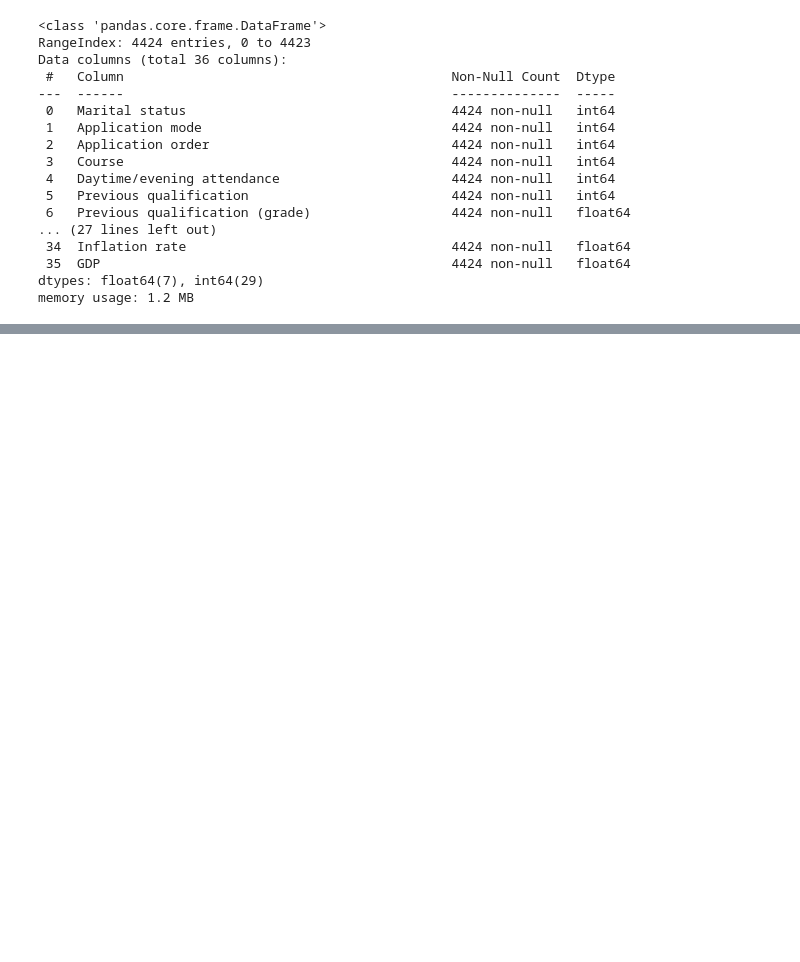
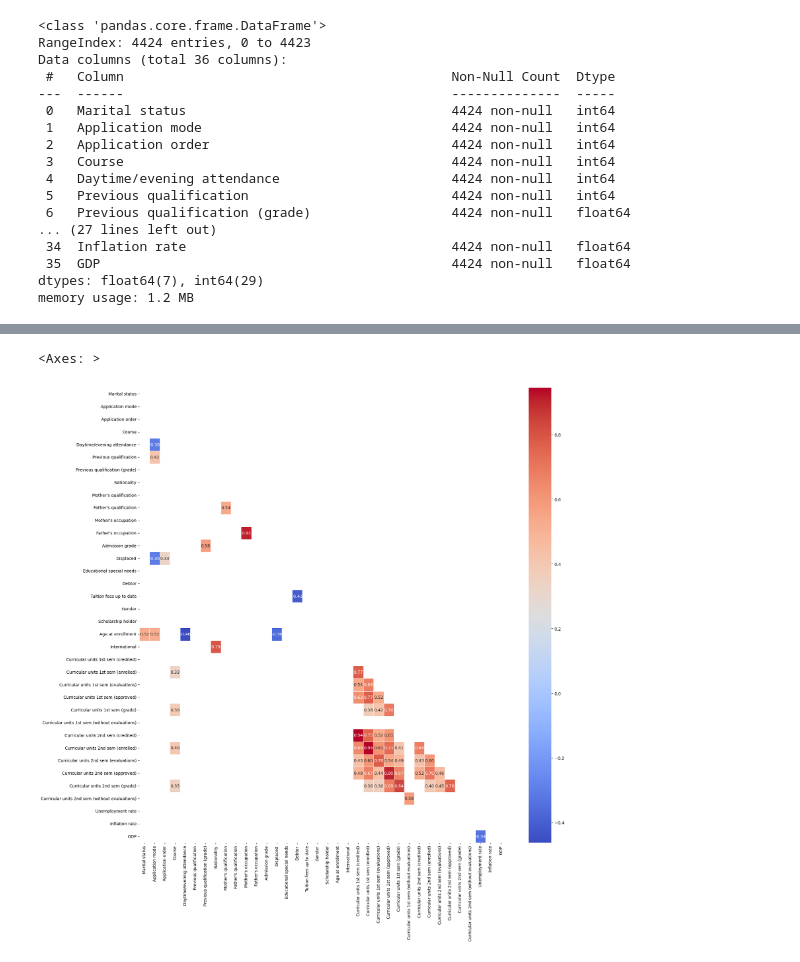
Before and after one commit to miloszczapla/studetns-graduation, a Jupyter notebook: student_grad.ipynb, the cells around one changed output, grey strips where cells are left out. Saved outputs shown, nothing was run; the diff lists cells and outputs as text; code cells hidden in the pictures; blank space fills up the shorter version.

Commit message:
feat: fix heatmap with seaborn, count daytime enrollment and show it on a plot

```diff
--- a/student_grad.ipynb
+++ b/student_grad.ipynb
@@ -72,4 +72,4 @@ Data columns (total 36 columns):
 dtypes: float64(7), int64(29)
 memory usage: 1.2 MB
 # %%
-df_graduation_Students.select_dtypes(include=['int64', 'float64']).corr()
+df_corr = df_graduation_Students.select_dtypes(include=['int64', 'float64']).corr()
@@ -94,0 +76,8 @@ df_graduation_Students.select_dtypes(include=['int64', 'float64']).corr()
+# %%
+mask = np.triu(np.ones_like(df_corr, dtype=bool))
+# %%
+fig, ax = plt.subplots(figsize=(20, 20))
+sns.heatmap(df_corr, mask=mask  | (np.abs(df_corr) < 0.3), cmap='coolwarm', annot=True, fmt=".2f", linewidths=0.5)
+# %% [output]
+<Axes: >
+[figure, added]
```
Also changed, not shown: parts of 9 cells of this notebook.
